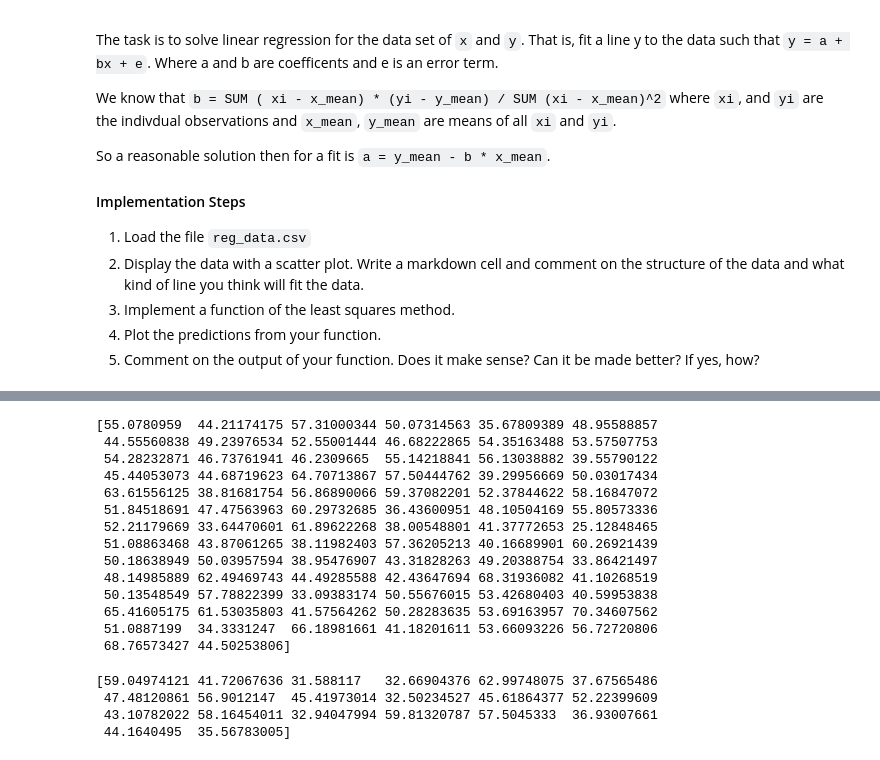
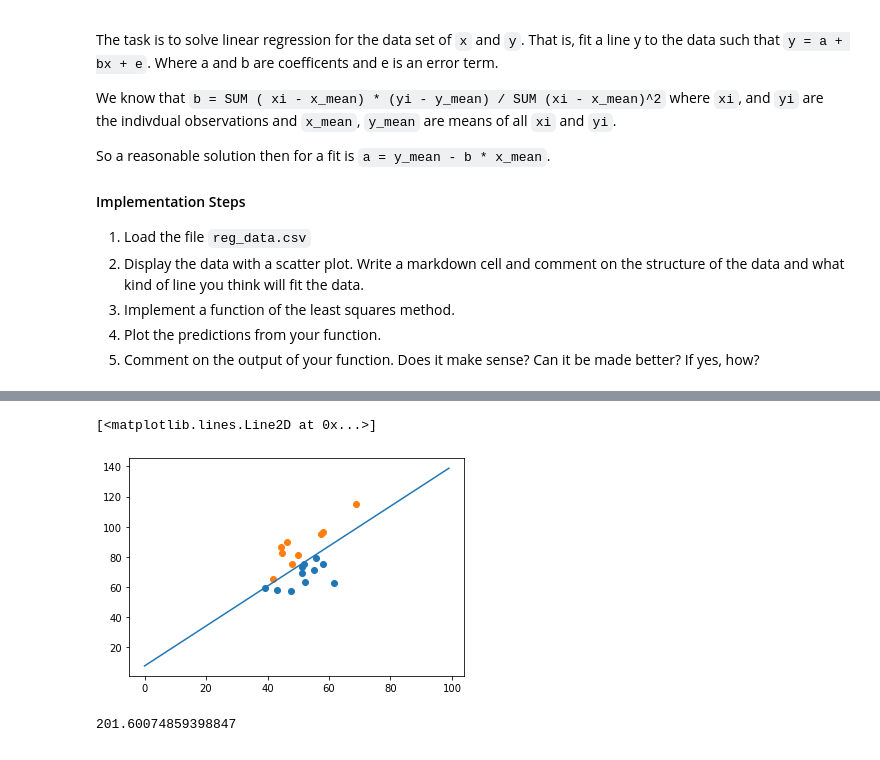
Before and after one commit to Canis-Ignem/nbgrader_submissions, a Jupyter notebook: ml2/07ml2.ipynb, the cells around one changed output, grey strips where cells are left out. Saved outputs shown, nothing was run; the diff lists cells and outputs as text; code cells hidden in the pictures.

```diff
--- a/ml2/07ml2.ipynb
+++ b/ml2/07ml2.ipynb
@@ -110,27 +177,11 @@ print(class_1.shape)
 # %%
 assert 9 < class_0.shape[0] < 13
 assert 7 < class_1.shape[0] < 11
-# %%
-print(x_train)
-# %% [output]
-[55.0780959  44.21174175 57.31000344 50.07314563 35.67809389 48.95588857
- 44.55560838 49.23976534 52.55001444 46.68222865 54.35163488 53.57507753
- 54.28232871 46.73761941 46.2309665  55.14218841 56.13038882 39.55790122
- 45.44053073 44.68719623 64.70713867 57.50444762 39.29956669 50.03017434
- 63.61556125 38.81681754 56.86890066 59.37082201 52.37844622 58.16847072
- 51.84518691 47.47563963 60.29732685 36.43600951 48.10504169 55.80573336
- 52.21179669 33.64470601 61.89622268 38.00548801 41.37772653 25.12848465
- 51.08863468 43.87061265 38.11982403 57.36205213 40.16689901 60.26921439
- 50.18638949 50.03957594 38.95476907 43.31828263 49.20388754 33.86421497
- 48.14985889 62.49469743 44.49285588 42.43647694 68.31936082 41.10268519
- 50.13548549 57.78822399 33.09383174 50.55676015 53.42680403 40.59953838
- 65.41605175 61.53035803 41.57564262 50.28283635 53.69163957 70.34607562
- 51.0887199  34.3331247  66.18981661 41.18201611 53.66093226 56.72720806
- 68.76573427 44.50253806]
-# %%
-print(x_test)
-# %% [output]
-[59.04974121 41.72067636 31.588117   32.66904376 62.99748075 37.67565486
- 47.48120861 56.9012147  45.41973014 32.50234527 45.61864377 52.22399609
- 43.10782022 58.16454011 32.94047994 59.81320787 57.5045333  36.93007661
- 44.1640495  35.56783005]
+# %%
+#we can plot the line with each class so we can clearly see the split
+plt.scatter(class_0[:,0],class_0[:,1])
+plt.scatter(class_1[:,0],class_1[:,1])
+plt.plot(y)
+# %% [output]
+[<matplotlib.lines.Line2D at 0x...>]
+[figure, added]
@@ -137,6 +190,12 @@ print(x_test)
 # %%
 # get the total error for the classes
+# MSE (predictor)
+err = 0
+for i in range(x_test.shape[0]):
+    err += abs( y_test[i] - (a + x_test[i] * b) )
 
-err = 0
+print(err)
+# %% [output]
+201.60074859398847
 # %%
 assert err - 201 < 20
```
Also changed, not shown: parts of 9 cells of this notebook.
